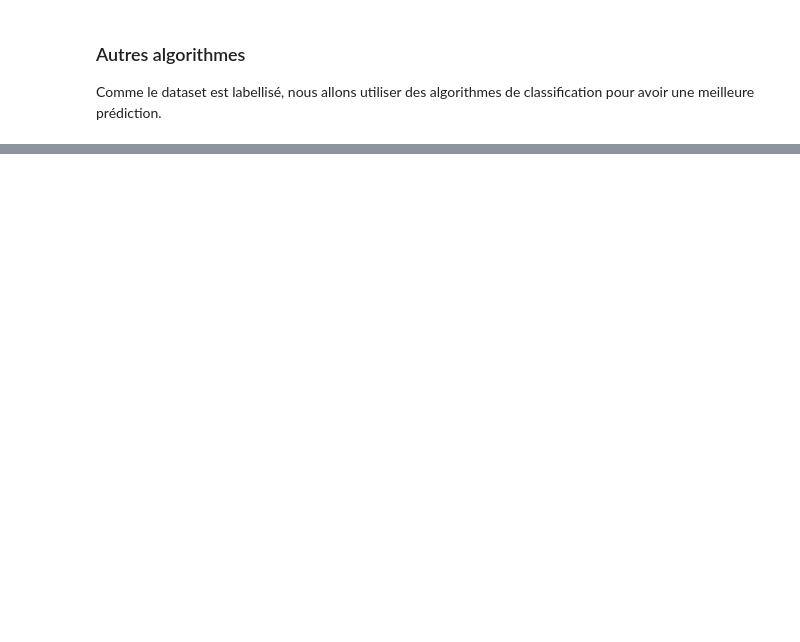
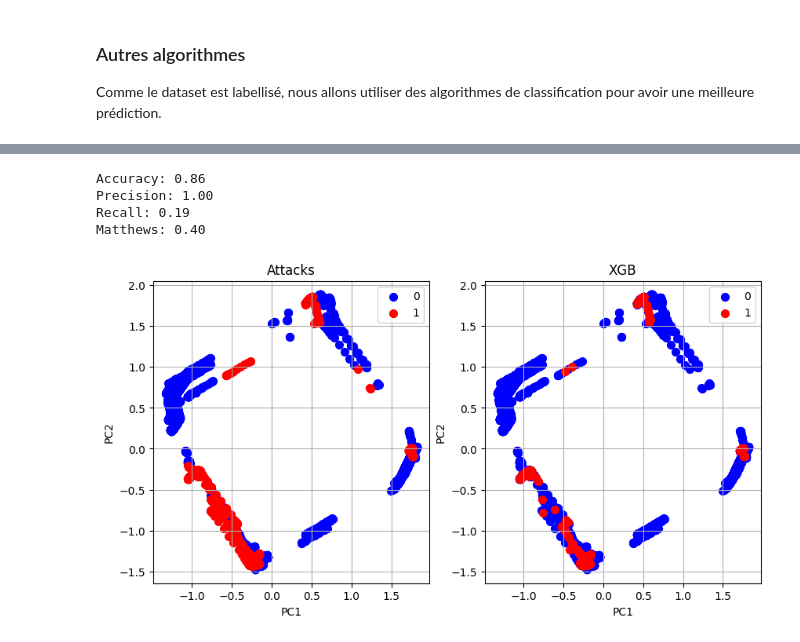
Before and after one commit to JunyiLi0/cyberml-project, a Jupyter notebook: projet.ipynb, the cells around one changed output, grey strips where cells are left out. Drawn from its saved outputs; the diff is of its cells as text; code cells hidden in the pictures; blank space fills up the shorter version.

```diff
--- a/projet.ipynb
+++ b/projet.ipynb
@@ -726,0 +682,28 @@ visualize_dfs([boost_test, boost_test], ['Label', 'xgb_predictions'], titles=['A
+# %%
+from xgboost import XGBClassifier
+from sklearn.model_selection import train_test_split
+
+X = extract_features(df)
+y = extract_labels(df)
+
+X_train, X_test, y_train, y_test = train_test_split(X, y, test_size=0.2, random_state=42)
+
+model = XGBClassifier(random_state=42)
+model.fit(X_train, y_train)
+
+y_pred = model.predict(X_test)
+
+df_boost = df.copy()
+
+df_boost['xgb_predictions'] = 0
+df_boost.loc[X_test.index, 'xgb_predictions'] = y_pred
+
+evaluate(df_boost, 'xgb_predictions')
+
+visualize_dfs([df_boost, df_boost], ['Label', 'xgb_predictions'], titles=['Attacks', 'XGB'])
+# %% [output]
+Accuracy: 0.86
+Precision: 1.00
+Recall: 0.19
+Matthews: 0.40
+[figure, added]
```
Also changed, not shown: parts of 27 cells of this notebook.
